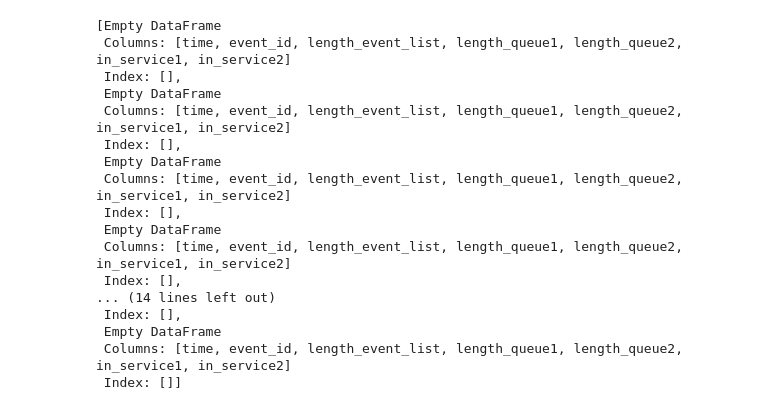
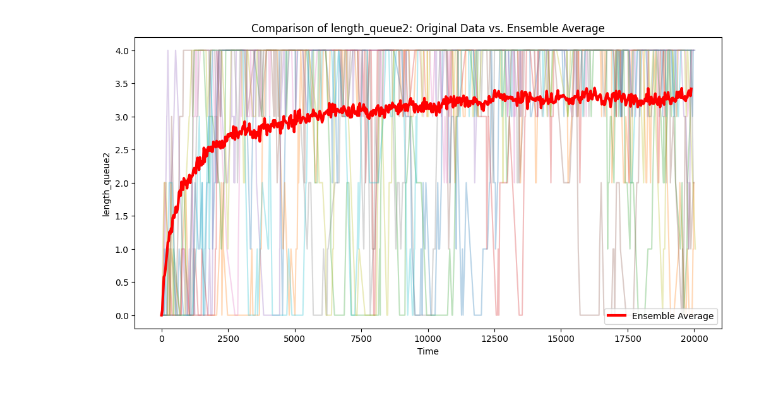
Before and after one commit to vuquocan1987/Assignment3DecisionScience, a Jupyter notebook: analysis.ipynb, the cells around one changed output. Saved outputs shown, nothing was run; the diff lists cells and outputs as text; code cells hidden in the pictures.

```diff
--- a/analysis.ipynb
+++ b/analysis.ipynb
@@ -43,3 +126,4 @@ def get_file_path_from_parameters(p, n):
 # %%
-p = get_parameter("60.0, 25.0, 59.0, 9223372036854775807,4, \"minutes\", 7.185832891717325")
-states_file_path , entities_file_path = get_file_path_from_parameters(p,10)
+ensemble_data = draw_graph("60.0, 25.0, 59.0, 9223372036854775807,4, \"minutes\", 7.185832891717325", 'length_queue2')
+# %% [output]
+[figure, added]
@@ -64,20 +129,0 @@ states, ensemble_states = get_ensemble_data(states_file_path)
-# %%
-ensemble_states
-# %% [output]
-[Empty DataFrame
- Columns: [time, event_id, length_event_list, length_queue1, length_queue2, in_service1, in_service2]
- Index: [],
- Empty DataFrame
- Columns: [time, event_id, length_event_list, length_queue1, length_queue2, in_service1, in_service2]
- Index: [],
- Empty DataFrame
- Columns: [time, event_id, length_event_list, length_queue1, length_queue2, in_service1, in_service2]
- Index: [],
- Empty DataFrame
- Columns: [time, event_id, length_event_list, length_queue1, length_queue2, in_service1, in_service2]
- Index: [],
-... (14 lines left out)
- Index: [],
- Empty DataFrame
- Columns: [time, event_id, length_event_list, length_queue1, length_queue2, in_service1, in_service2]
- Index: []]
```
Also changed, not shown: parts of 13 cells of this notebook, 12 other files.
